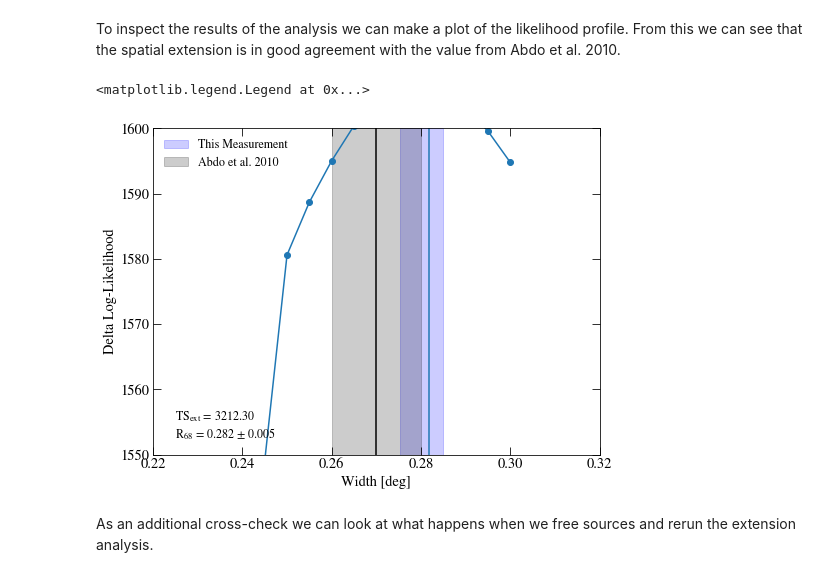
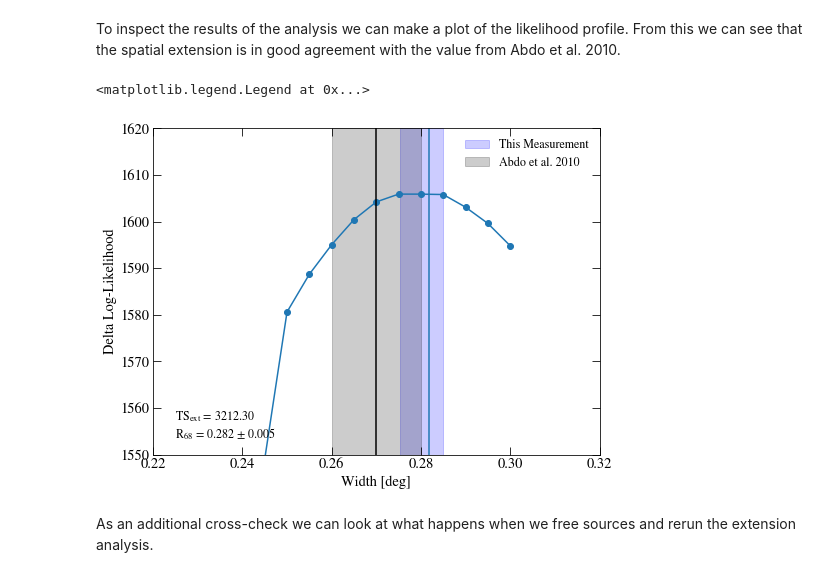
Before and after one commit to me-manu/fermipy-extra, a Jupyter notebook: notebooks/ic443.ipynb, the cells around one changed output. Drawn from its saved outputs; the diff is of its cells as text; code cells hidden in the pictures.

```diff
--- a/notebooks/ic443.ipynb
+++ b/notebooks/ic443.ipynb
@@ -300,23 +297,23 @@ To inspect the results of the analysis we can make a plot of the likelihood prof
 # %%
 plt.figure(figsize=(8,6))
 plt.plot(ext_gauss['width'],ext_gauss['dloglike'],marker='o')
 plt.gca().set_xlabel('Width [deg]')
 plt.gca().set_ylabel('Delta Log-Likelihood')
 plt.gca().axvline(ext_gauss['ext'])
 plt.gca().axvspan(ext_gauss['ext']-ext_gauss['ext_err_lo'],ext_gauss['ext']+ext_gauss['ext_err_hi'],
                       alpha=0.2,label='This Measurement',color='b')
 
 plt.gca().axvline(0.27,color='k')
 plt.gca().axvspan(0.27-0.01,0.27+0.01,alpha=0.2,label='Abdo et al. 2010',color='k')
-plt.gca().set_ylim(1550,1600)
+plt.gca().set_ylim(1550,1620)
 plt.gca().set_xlim(0.22,0.32)
 
 plt.annotate('TS$_{\mathrm{ext}}$ = %.2f\nR$_{68}$ = %.3f $\pm$ %.3f'%
             (ext_gauss['ts_ext'],ext_gauss['ext'],ext_gauss['ext_err']),xy=(0.05,0.05),xycoords='axes fraction')
 plt.gca().legend(frameon=False)
 # %% [output]
 <matplotlib.legend.Legend at 0x...>
-[figure, old version]
+[figure, new version]
 # %% [markdown]
 As an additional cross-check we can look at what happens when we free sources and rerun the extension analysis.
 # %%
```
Also changed, not shown: parts of 9 cells of this notebook, 3 other files.
